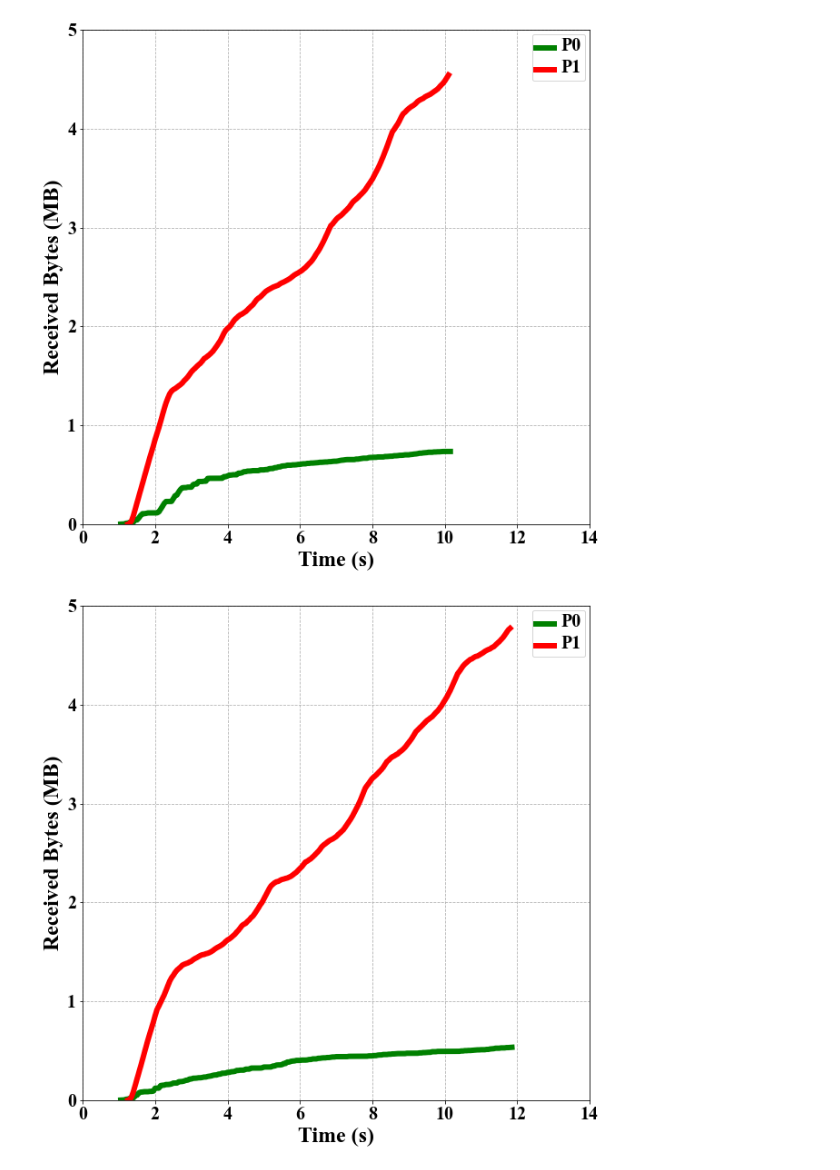
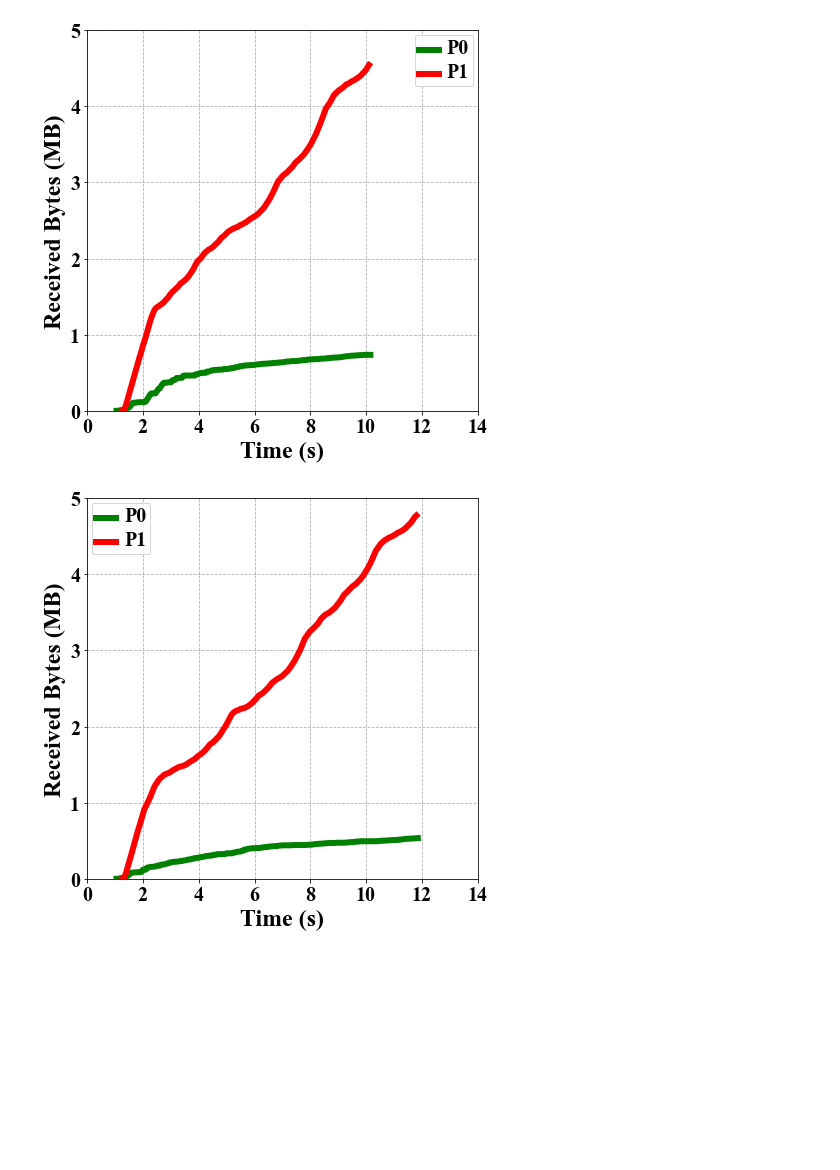
Before and after one commit to ssjShirley/mpquic-ns3, a Jupyter notebook: results-wns3/scheduler-cpr-two-path-figure11-13.ipynb, the cells around one changed output. Saved outputs shown, nothing was run; the diff lists cells and outputs as text; code cells hidden in the pictures; blank space fills up the shorter version.

```diff
--- a/results-wns3/scheduler-cpr-two-path-figure11-13.ipynb
+++ b/results-wns3/scheduler-cpr-two-path-figure11-13.ipynb
@@ -29,7 +29,7 @@ def draw(i):
     toDrop =dataTotal.loc[dataTotal["path"] == '1'].index.tolist()
     two = dataTotal.drop(toDrop)
 
-    plt.figure(figsize=(10, 10))
+    plt.figure(figsize=(7, 7))
     plt.grid(linestyle="--")
     ax = plt.gca()
 
@@ -61,2 +61,2 @@ for i in range(0,5):
-[figure, old version]
+[figure, new version]
-[figure, old version]
+[figure, new version]
```
Also changed, not shown: parts of 4 cells of this notebook, 21 other files.
